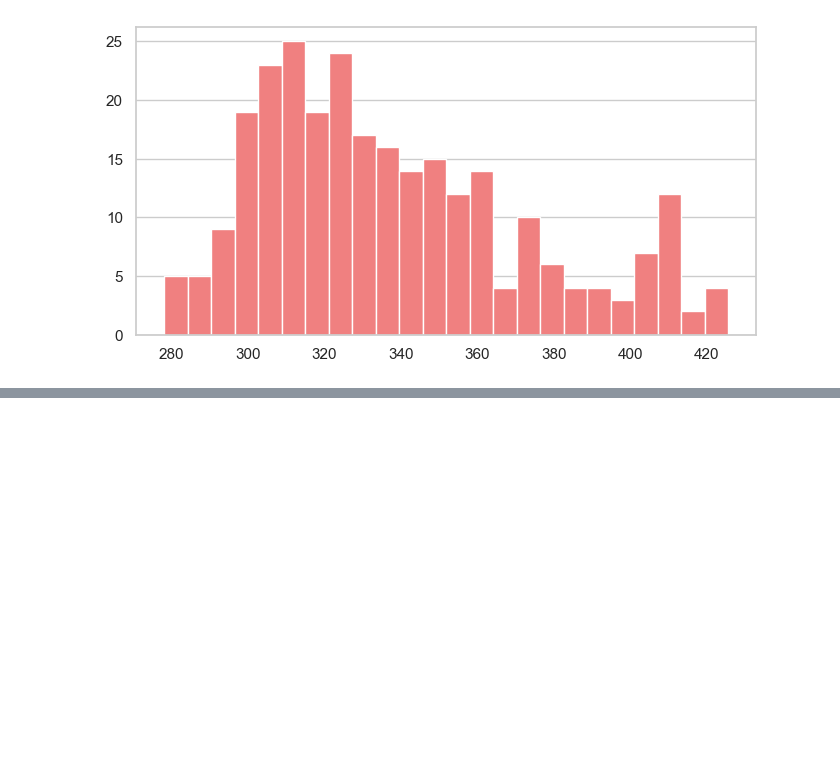
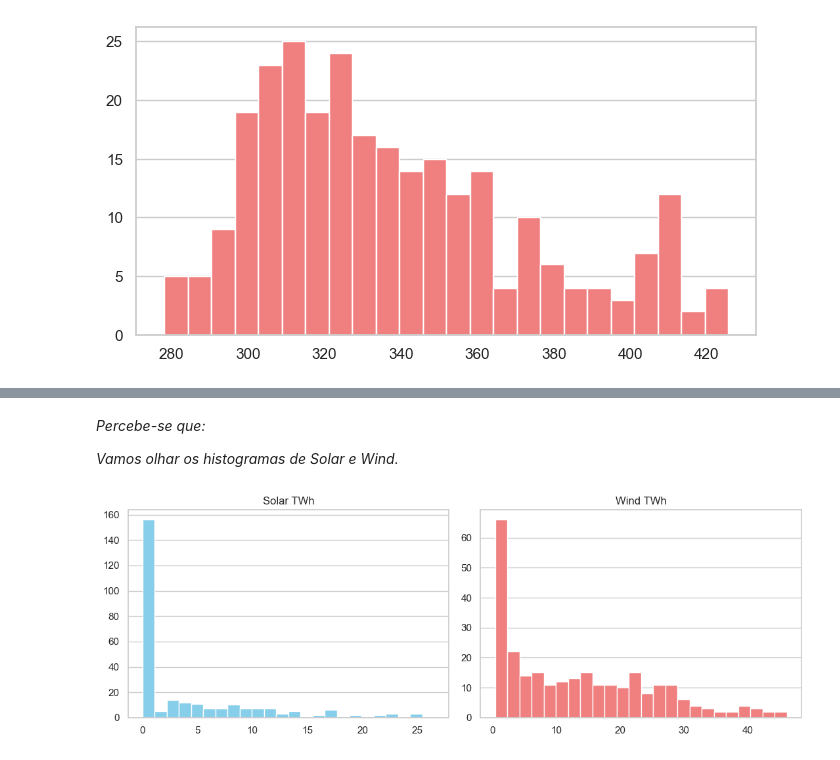
Before and after one commit to thiagonazario/Project_EnergyGeneration_USA, a Jupyter notebook: Project_EnergyGeneration_USA.ipynb, the cells around one changed output, grey strips where cells are left out. Saved outputs shown, nothing was run; the diff lists cells and outputs as text; code cells hidden in the pictures; blank space fills up the shorter version.

```diff
--- a/Project_EnergyGeneration_USA.ipynb
+++ b/Project_EnergyGeneration_USA.ipynb
@@ -319,0 +358,19 @@ plt.show()
+# %% [markdown]
+*Percebe-se que:*
+
+*Vamos olhar os histogramas de Solar e Wind.*
+# %%
+# Solar & Wind
+fig, (ax1, ax2) = plt.subplots(1, 2, figsize=(11, 4))
+
+ax1.hist(df['solar_TWh'], bins=24, color='skyblue')
+ax1.set_title('Solar TWh')
+ax2.hist(df['wind_TWh'], bins=24, color='lightcoral')
+ax2.set_title('Wind TWh')
+
+ax1.grid(axis='x')
+ax2.grid(axis='x')
+plt.tight_layout()
+plt.show()
+# %% [output]
+[figure, added]
```
Also changed, not shown: parts of 15 cells of this notebook.
